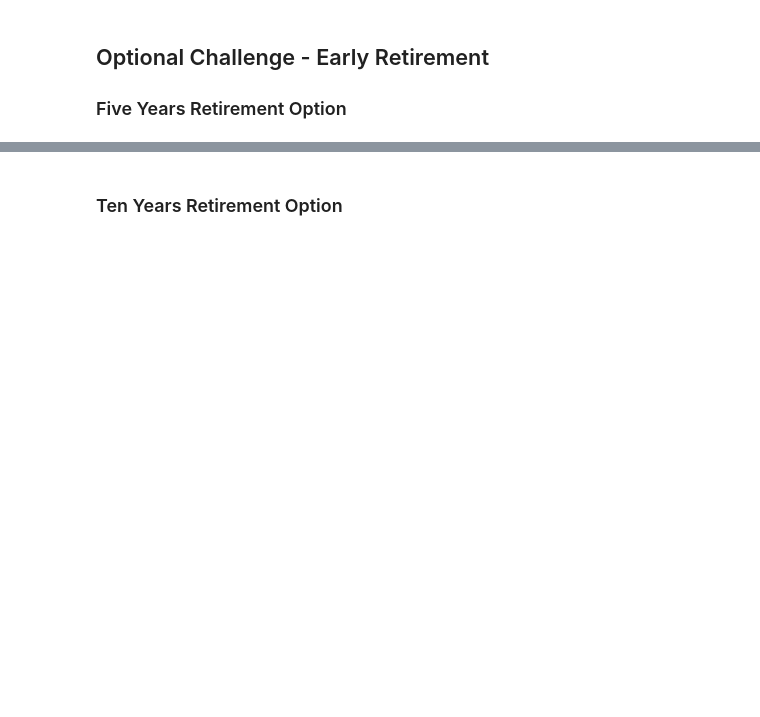
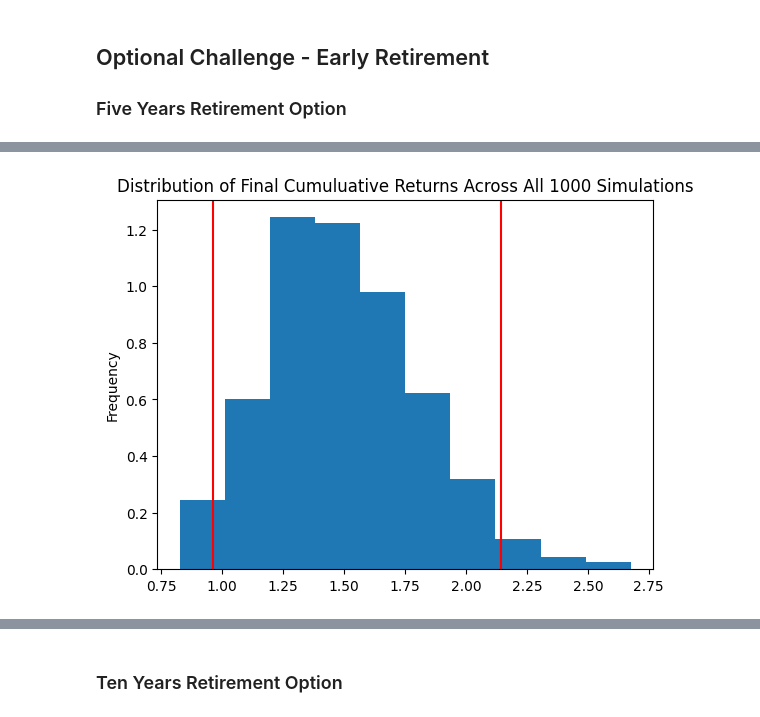
Before and after one commit to chyj0805/APIs-Homeowrk-Financial-Planning, a Jupyter notebook: Code/financial-planner.ipynb, the cells around one changed output, grey strips where cells are left out. Drawn from its saved outputs; the diff is of its cells as text; code cells hidden in the pictures; blank space fills up the shorter version.

```diff
--- a/Code/financial-planner.ipynb
+++ b/Code/financial-planner.ipynb
@@ -366,5 +407,7 @@ print(f"There is a 95% chance that an initial investment of ${initial_investment
 # %%
 # Plot probability distribution and confidence intervals
-# YOUR CODE HERE!
+dist_plot_5years = MC_5years_dist.plot_distribution()
+# %% [output]
+[figure, added]
 # %%
 # Fetch summary statistics from the Monte Carlo simulation results
```
Also changed, not shown: parts of 21 cells of this notebook.
